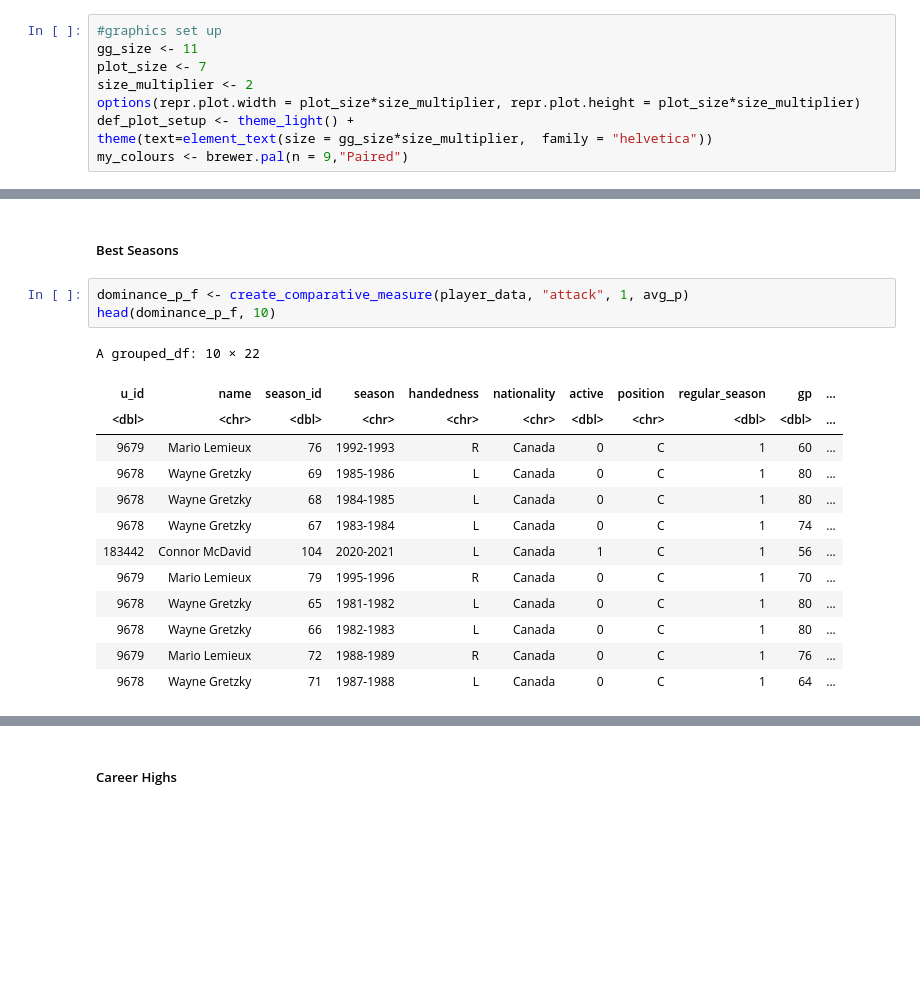
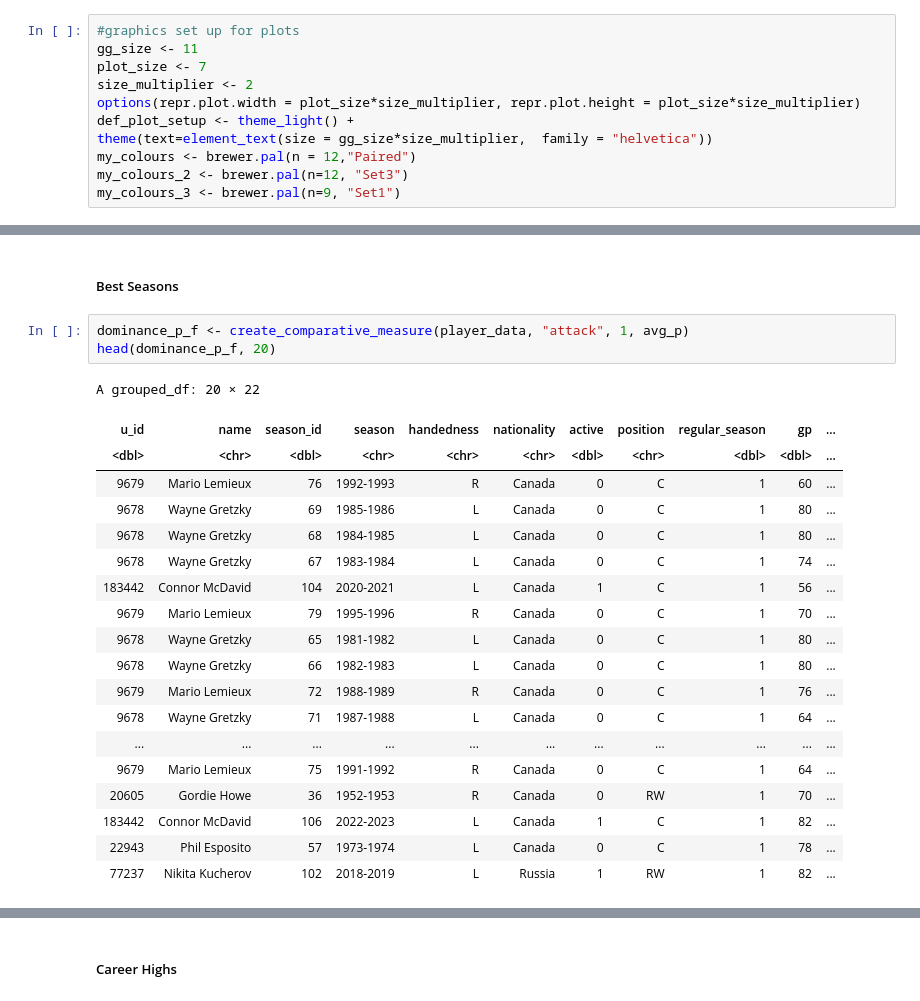
Before and after one commit to honzaz1234/elite, a Jupyter notebook: report/nhl.ipynb, the cells around one changed output, grey strips where cells are left out. Saved outputs shown, nothing was run; the diff lists cells and outputs as text; blank space fills up the shorter version.

```diff
--- a/report/nhl.ipynb
+++ b/report/nhl.ipynb
@@ -13,12 +13,14 @@ path_files <- "C://Users//jziac//OneDrive//Documents//programovani//projekty//el
 players_file_name <- "nhl_player_stats.csv"
 goalies_file_name <- "nhl_goalie_stats.csv"
 # %%
-#graphics set up
+#graphics set up for plots
 gg_size <- 11
 plot_size <- 7
 size_multiplier <- 2
 options(repr.plot.width = plot_size*size_multiplier, repr.plot.height = plot_size*size_multiplier)
 def_plot_setup <- theme_light() +
 theme(text=element_text(size = gg_size*size_multiplier,  family = "helvetica"))
-my_colours <- brewer.pal(n = 9,"Paired")
+my_colours <- brewer.pal(n = 12,"Paired")
+my_colours_2 <- brewer.pal(n=12, "Set3")
+my_colours_3 <- brewer.pal(n=9, "Set1")
 # %%
@@ -336,18 +439,24 @@ Warning message in grid.Call.graphics(C_text, as.graphicsAnnot(x$label), x$x, x$
 ##### Best Seasons
 # %%
 dominance_p_f <- create_comparative_measure(player_data, "attack", 1, avg_p)
-head(dominance_p_f, 10)
+head(dominance_p_f, 20)
 # %% [output]
-A grouped_df: 10 × 22
+A grouped_df: 20 × 22
 | u_id | name | season_id | season | handedness | nationality | active | position | regular_season | gp | ... |
 | <dbl> | <chr> | <dbl> | <chr> | <chr> | <chr> | <dbl> | <chr> | <dbl> | <dbl> | ... |
 | 9679 | Mario Lemieux | 76 | 1992-1993 | R | Canada | 0 | C | 1 | 60 | ... |
 | 9678 | Wayne Gretzky | 69 | 1985-1986 | L | Canada | 0 | C | 1 | 80 | ... |
 | 9678 | Wayne Gretzky | 68 | 1984-1985 | L | Canada | 0 | C | 1 | 80 | ... |
 | 9678 | Wayne Gretzky | 67 | 1983-1984 | L | Canada | 0 | C | 1 | 74 | ... |
 | 183442 | Connor McDavid | 104 | 2020-2021 | L | Canada | 1 | C | 1 | 56 | ... |
 | 9679 | Mario Lemieux | 79 | 1995-1996 | R | Canada | 0 | C | 1 | 70 | ... |
 | 9678 | Wayne Gretzky | 65 | 1981-1982 | L | Canada | 0 | C | 1 | 80 | ... |
 | 9678 | Wayne Gretzky | 66 | 1982-1983 | L | Canada | 0 | C | 1 | 80 | ... |
 | 9679 | Mario Lemieux | 72 | 1988-1989 | R | Canada | 0 | C | 1 | 76 | ... |
 | 9678 | Wayne Gretzky | 71 | 1987-1988 | L | Canada | 0 | C | 1 | 64 | ... |
+| ... | ... | ... | ... | ... | ... | ... | ... | ... | ... | ... |
+| 9679 | Mario Lemieux | 75 | 1991-1992 | R | Canada | 0 | C | 1 | 64 | ... |
+| 20605 | Gordie Howe | 36 | 1952-1953 | R | Canada | 0 | RW | 1 | 70 | ... |
+| 183442 | Connor McDavid | 106 | 2022-2023 | L | Canada | 1 | C | 1 | 82 | ... |
+| 22943 | Phil Esposito | 57 | 1973-1974 | L | Canada | 0 | C | 1 | 78 | ... |
+| 77237 | Nikita Kucherov | 102 | 2018-2019 | L | Russia | 1 | RW | 1 | 82 | ... |
```
Also changed, not shown: parts of 35 cells of this notebook.
